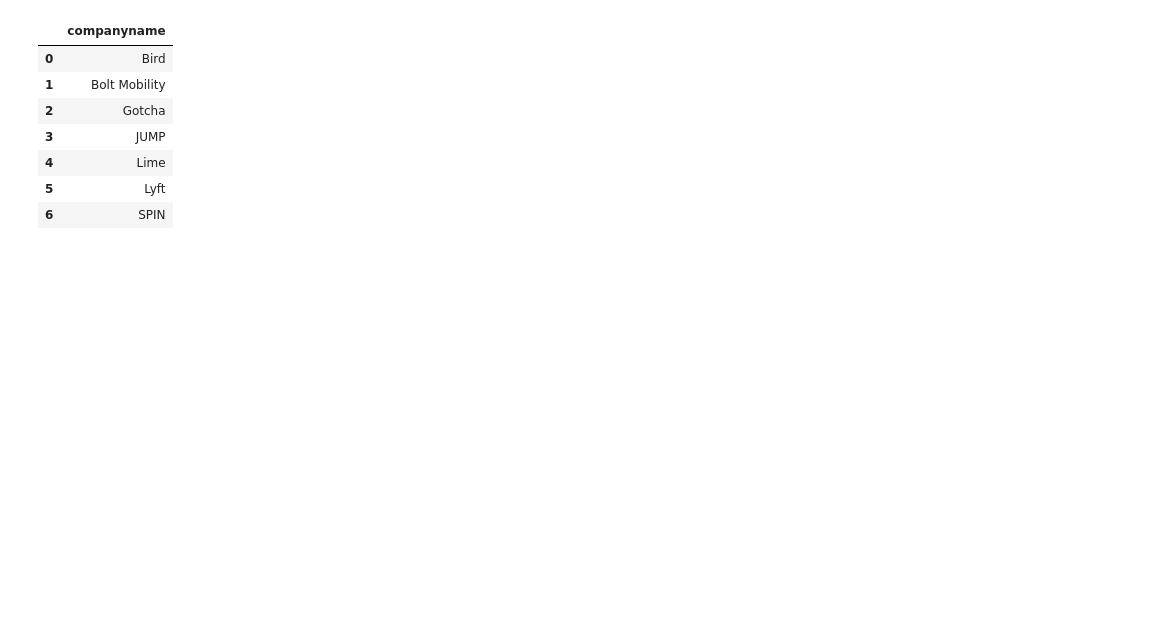
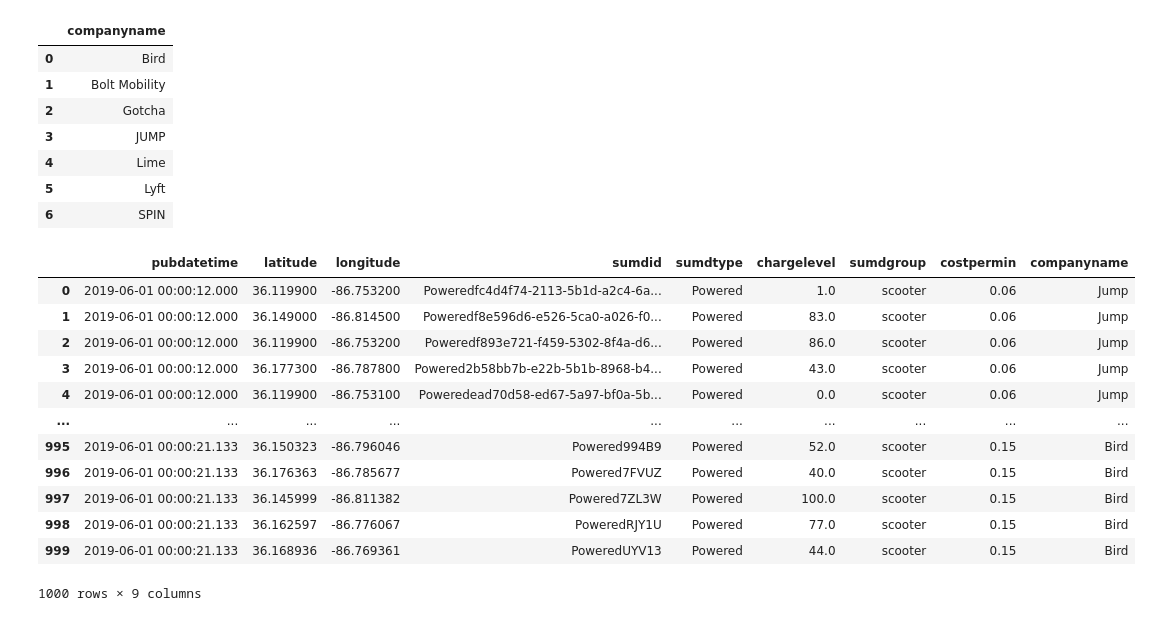
Before and after one commit to NSS-Full-Time-Data-Analytics-11/nashville-scooters-bently, a Jupyter notebook: scooters_project .ipynb, the cells around one changed output. Drawn from its saved outputs; the diff is of its cells as text; code cells hidden in the pictures; blank space fills up the shorter version.

```diff
--- a/scooters_project .ipynb
+++ b/scooters_project .ipynb
@@ -163,3 +188,28 @@ with engine.connect() as connection:
 | 4 | Lime |
 | 5 | Lyft |
 | 6 | SPIN |
+# %%
+query = '''
+SELECT *
+FROM scooters
+WHERE pubdatetime >= '2019-06-01' AND pubdatetime <= '2019-06-30'
+LIMIT 1000;
+'''
+with engine.connect() as connection:
+    june_data = pd.read_sql(text(query), con = connection)
+# %%
+june_data
+# %% [output]
+|  | pubdatetime | latitude | longitude | sumdid | sumdtype | chargelevel | sumdgroup | costpermin | companyname |
+| 0 | 2019-06-01 00:00:12.000 | 36.119900 | -86.753200 | Poweredfc4d4f74-2113-5b1d-a2c4-6a... | Powered | 1.0 | scooter | 0.06 | Jump |
+| 1 | 2019-06-01 00:00:12.000 | 36.149000 | -86.814500 | Poweredf8e596d6-e526-5ca0-a026-f0... | Powered | 83.0 | scooter | 0.06 | Jump |
+| 2 | 2019-06-01 00:00:12.000 | 36.119900 | -86.753200 | Poweredf893e721-f459-5302-8f4a-d6... | Powered | 86.0 | scooter | 0.06 | Jump |
+| 3 | 2019-06-01 00:00:12.000 | 36.177300 | -86.787800 | Powered2b58bb7b-e22b-5b1b-8968-b4... | Powered | 43.0 | scooter | 0.06 | Jump |
+| 4 | 2019-06-01 00:00:12.000 | 36.119900 | -86.753100 | Poweredead70d58-ed67-5a97-bf0a-5b... | Powered | 0.0 | scooter | 0.06 | Jump |
+| ... | ... | ... | ... | ... | ... | ... | ... | ... | ... |
+| 995 | 2019-06-01 00:00:21.133 | 36.150323 | -86.796046 | Powered994B9 | Powered | 52.0 | scooter | 0.15 | Bird |
+| 996 | 2019-06-01 00:00:21.133 | 36.176363 | -86.785677 | Powered7FVUZ | Powered | 40.0 | scooter | 0.15 | Bird |
+| 997 | 2019-06-01 00:00:21.133 | 36.145999 | -86.811382 | Powered7ZL3W | Powered | 100.0 | scooter | 0.15 | Bird |
+| 998 | 2019-06-01 00:00:21.133 | 36.162597 | -86.776067 | PoweredRJY1U | Powered | 77.0 | scooter | 0.15 | Bird |
+| 999 | 2019-06-01 00:00:21.133 | 36.168936 | -86.769361 | PoweredUYV13 | Powered | 44.0 | scooter | 0.15 | Bird |
+1000 rows × 9 columns
```
Also changed, not shown: parts of 21 cells of this notebook.
